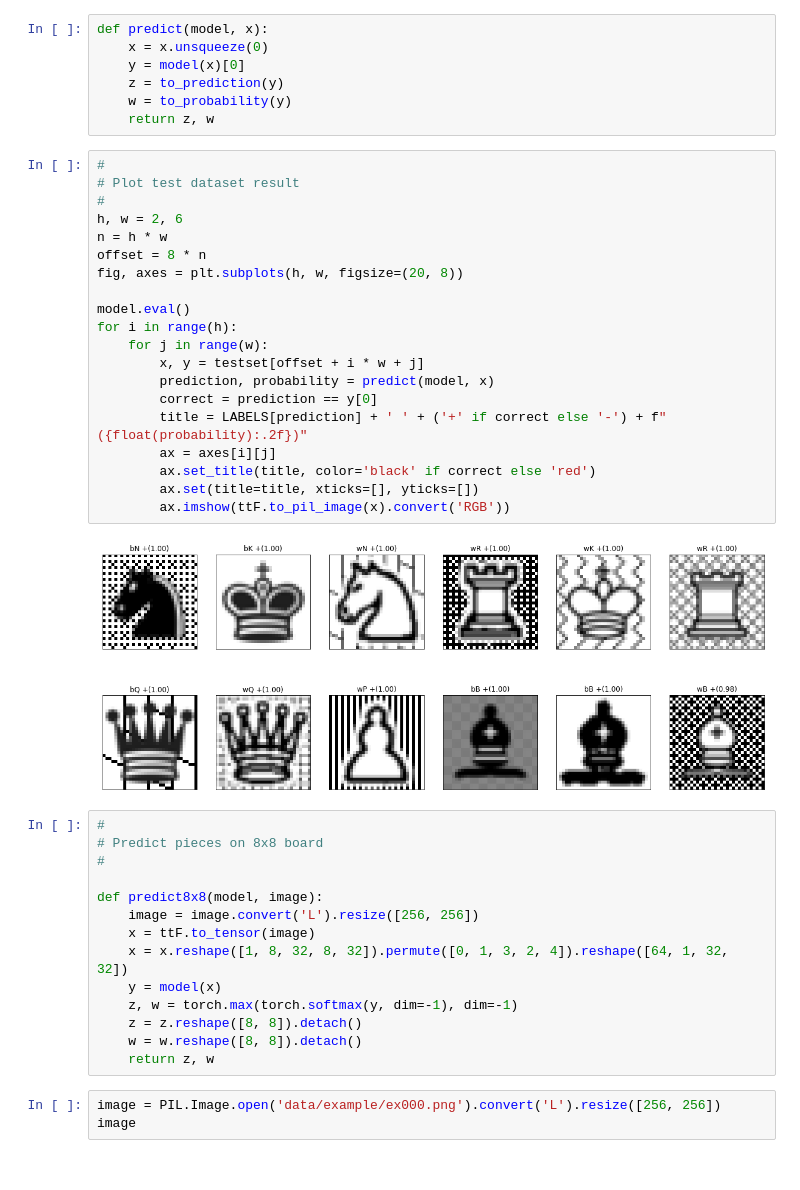
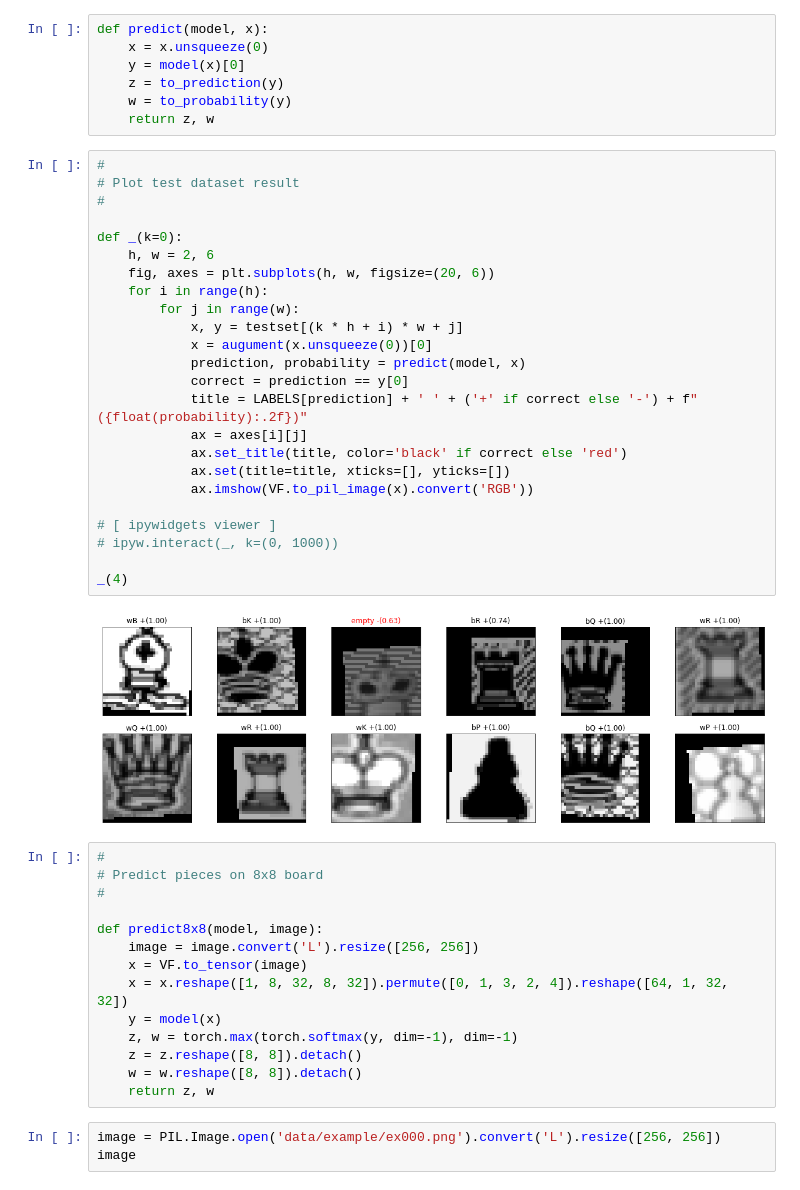
Before and after one commit to hi-ogawa/chess-ocr, a Jupyter notebook: detect_piece.ipynb, the cells around one changed output. Saved outputs shown, nothing was run; the diff lists cells and outputs as text.

```diff
--- a/detect_piece.ipynb
+++ b/detect_piece.ipynb
@@ -208,28 +217,32 @@ def predict(model, x):
     z = to_prediction(y)
     w = to_probability(y)
     return z, w
-# %%
-#
-# Plot test dataset result
-#
-h, w = 2, 6
-n = h * w
-offset = 8 * n
-fig, axes = plt.subplots(h, w, figsize=(20, 8))
-
-model.eval()
-for i in range(h):
-    for j in range(w):
-        x, y = testset[offset + i * w + j]
-        prediction, probability = predict(model, x)
-        correct = prediction == y[0]
-        title = LABELS[prediction] + ' ' + ('+' if correct else '-') + f"({float(probability):.2f})"
-        ax = axes[i][j]
-        ax.set_title(title, color='black' if correct else 'red')
-        ax.set(title=title, xticks=[], yticks=[])
-        ax.imshow(ttF.to_pil_image(x).convert('RGB'))
-# %% [output]
-[figure, removed]
+# %%
+#
+# Plot test dataset result
+#
+
+def _(k=0):
+    h, w = 2, 6
+    fig, axes = plt.subplots(h, w, figsize=(20, 6))
+    for i in range(h):
+        for j in range(w):
+            x, y = testset[(k * h + i) * w + j]
+            x = augument(x.unsqueeze(0))[0]
+            prediction, probability = predict(model, x)
+            correct = prediction == y[0]
+            title = LABELS[prediction] + ' ' + ('+' if correct else '-') + f"({float(probability):.2f})"
+            ax = axes[i][j]
+            ax.set_title(title, color='black' if correct else 'red')
+            ax.set(title=title, xticks=[], yticks=[])
+            ax.imshow(VF.to_pil_image(x).convert('RGB'))
+
+# [ ipywidgets viewer ]
+# ipyw.interact(_, k=(0, 1000))
+
+_(4)
+# %% [output]
+[figure, added]
 # %%
 #
 # Predict pieces on 8x8 board
@@ -237,7 +250,7 @@ for i in range(h):
 
 def predict8x8(model, image):
     image = image.convert('L').resize([256, 256])
-    x = ttF.to_tensor(image)
+    x = VF.to_tensor(image)
     x = x.reshape([1, 8, 32, 8, 32]).permute([0, 1, 3, 2, 4]).reshape([64, 1, 32, 32])
     y = model(x)
     z, w = torch.max(torch.softmax(y, dim=-1), dim=-1)
```
Also changed, not shown: parts of 12 cells of this notebook, 14 other files.
